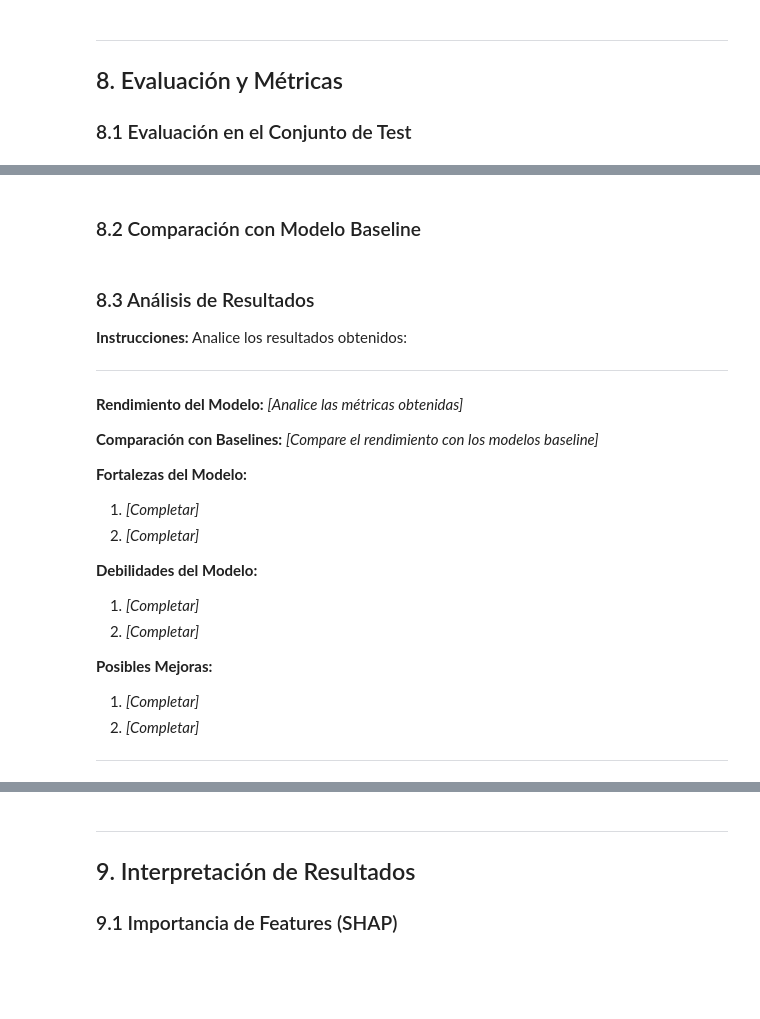
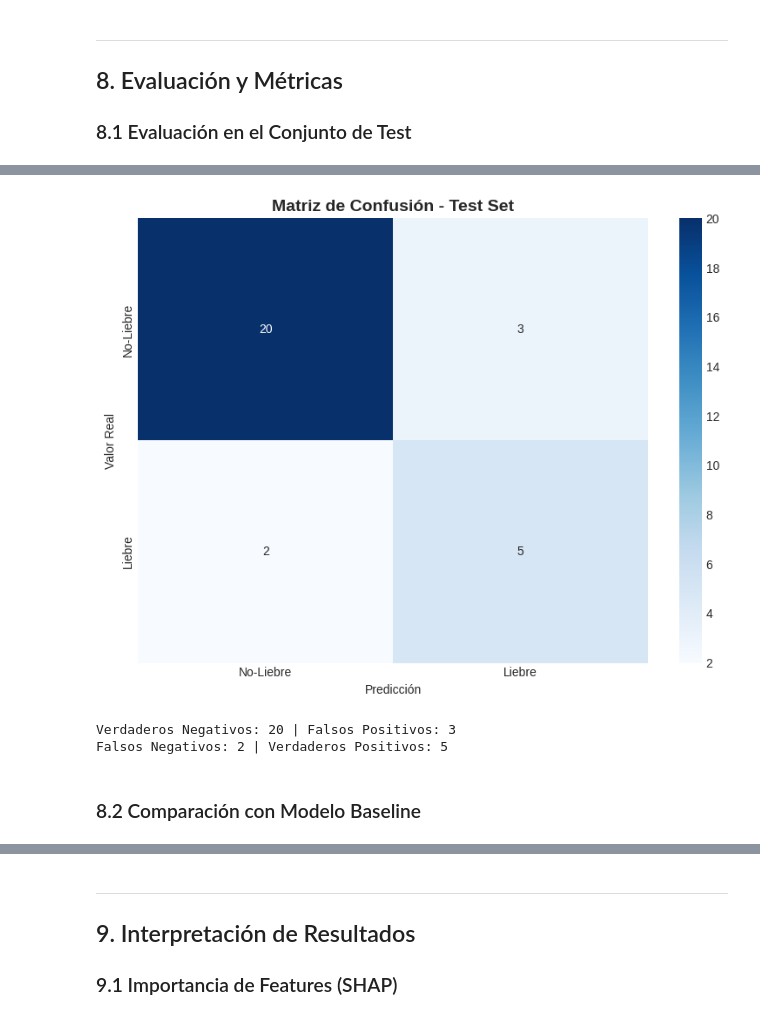
Before and after one commit to rlozanomallqui/AML-Final-Lozano-Roxana, a Jupyter notebook: notebooks/final_project.ipynb, the cells around one changed output, grey strips where cells are left out. Cells and saved outputs as stored; diff of their text form; code cells hidden in the pictures; blank space fills up the shorter version.

```diff
--- a/notebooks/final_project.ipynb
+++ b/notebooks/final_project.ipynb
@@ -2396,28 +2410,3 @@ plt.show()
 ## 8. Evaluación y Métricas
 
 ### 8.1 Evaluación en el Conjunto de Test
-# %%
-# =====================================================
-# EVALUACIÓN EN EL CONJUNTO DE TEST
-# =====================================================
-
-print("=" * 60)
-print("EVALUACIÓN EN CONJUNTO DE TEST")
-print("=" * 60)
-
-# Hacer predicciones
-model_pytorch.eval()
-with torch.no_grad():
-    X_test_device = X_test_tensor.to(device)
-    outputs = model_pytorch(X_test_device)
-
-    if task_type == 'classification':
-        _, y_pred = torch.max(outputs, 1)
-        y_pred = y_pred.cpu().numpy()
-        y_true = y_test_tensor.numpy()
-        y_proba = torch.softmax(outputs, dim=1).cpu().numpy()
-    else:
-        y_pred = outputs.cpu().numpy().flatten()
-        y_true = y_test_tensor.numpy().flatten()
-
-print(f"\n✅ Predicciones realizadas: {len(y_pred)} muestras")
@@ -2424,3 +2470,23 @@ print(f"\n✅ Predicciones realizadas: {len(y_pred)} muestras")
+# %%
+# Matriz de confusión
+cm = confusion_matrix(y_true, y_pred)
+
+plt.figure(figsize=(8, 6))
+sns.heatmap(cm, annot=True, fmt='d', cmap='Blues',
+            xticklabels=['No-Liebre', 'Liebre'],
+            yticklabels=['No-Liebre', 'Liebre'])
+plt.title('Matriz de Confusión - Test Set', fontsize=14, fontweight='bold')
+plt.xlabel('Predicción')
+plt.ylabel('Valor Real')
+plt.tight_layout()
+plt.show()
+
+print(f'Verdaderos Negativos: {cm[0,0]} | Falsos Positivos: {cm[0,1]}')
+print(f'Falsos Negativos: {cm[1,0]} | Verdaderos Positivos: {cm[1,1]}')
+# %% [output]
+[figure, added]
+Verdaderos Negativos: 20 | Falsos Positivos: 3
+Falsos Negativos: 2 | Verdaderos Positivos: 5
 # %%
 # =====================================================
 # MÉTRICAS DE CLASIFICACIÓN
@@ -2572,26 +2571,0 @@ plt.show()
-# %% [markdown]
-### 8.3 Análisis de Resultados
-
-**Instrucciones:** Analice los resultados obtenidos:
-
----
-
-**Rendimiento del Modelo:**
-*[Analice las métricas obtenidas]*
-
-**Comparación con Baselines:**
-*[Compare el rendimiento con los modelos baseline]*
-
-**Fortalezas del Modelo:**
-1. *[Completar]*
-2. *[Completar]*
-
-**Debilidades del Modelo:**
-1. *[Completar]*
-2. *[Completar]*
-
-**Posibles Mejoras:**
-1. *[Completar]*
-2. *[Completar]*
-
----
```
Also changed, not shown: parts of 21 cells of this notebook.
